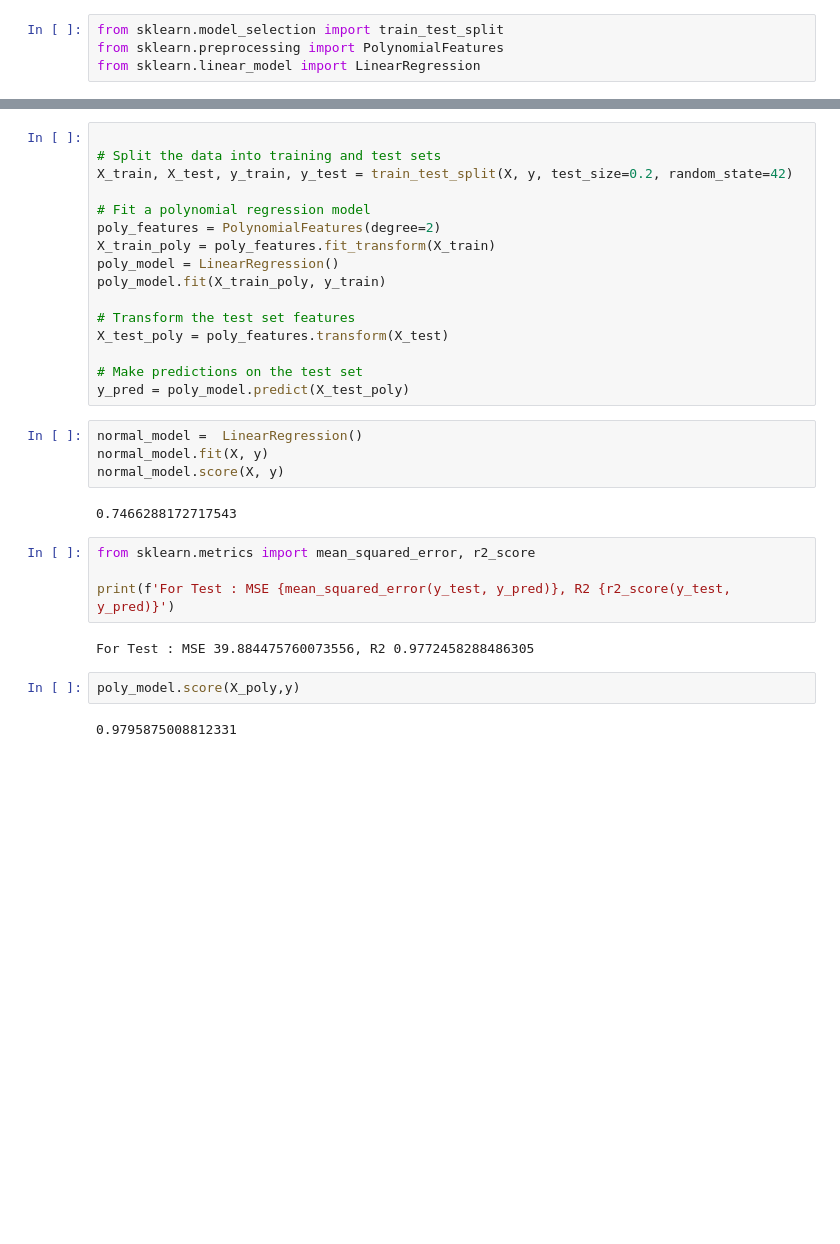
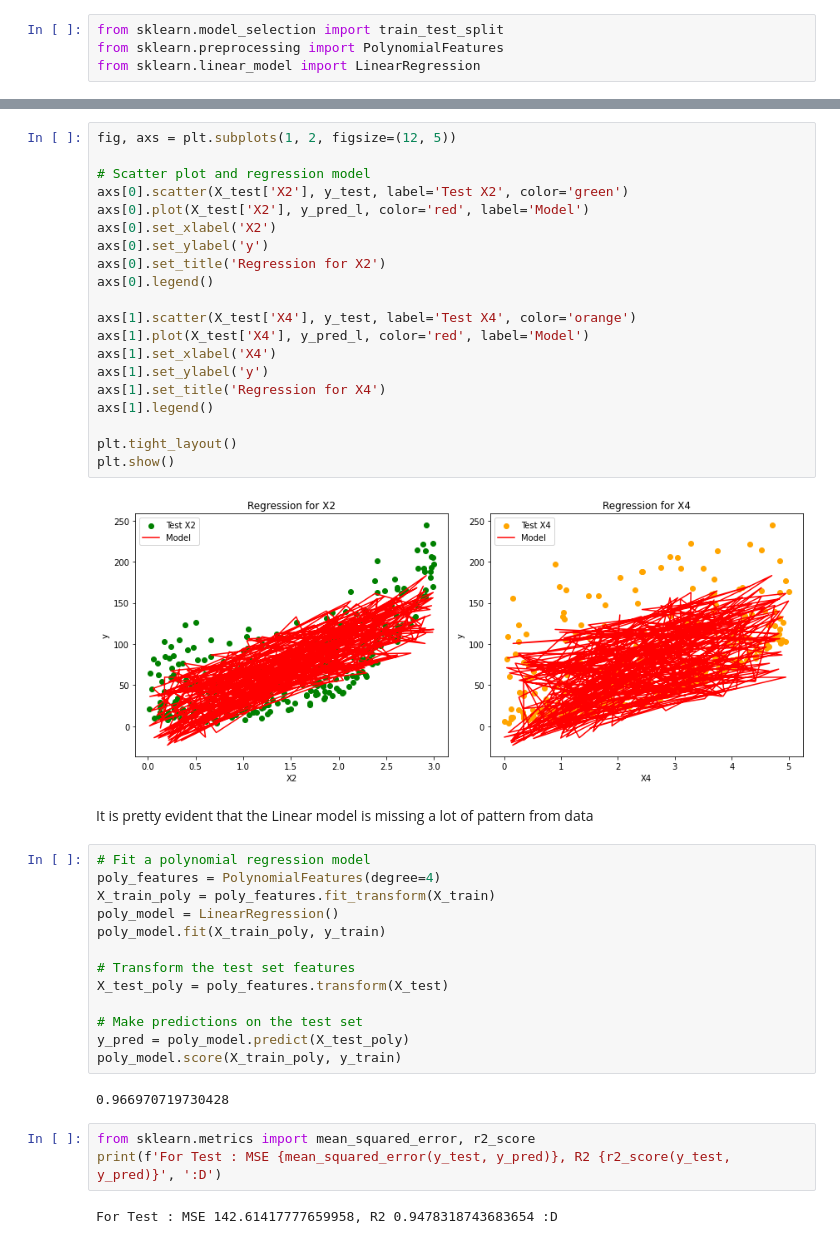
Before and after one commit to atomikkus/polynomial_regression, a Jupyter notebook: polynomial_regresion.ipynb, the cells around one changed output, grey strips where cells are left out. Drawn from its saved outputs; the diff is of its cells as text; blank space fills up the shorter version.

```diff
--- a/polynomial_regresion.ipynb
+++ b/polynomial_regresion.ipynb
@@ -68,10 +99,30 @@ X.shape, y.shape
+# %%
+fig, axs = plt.subplots(1, 2, figsize=(12, 5))
+
+# Scatter plot and regression model
+axs[0].scatter(X_test['X2'], y_test, label='Test X2', color='green')
+axs[0].plot(X_test['X2'], y_pred_l, color='red', label='Model')
+axs[0].set_xlabel('X2')
+axs[0].set_ylabel('y')
+axs[0].set_title('Regression for X2')
+axs[0].legend()
+
+axs[1].scatter(X_test['X4'], y_test, label='Test X4', color='orange')
+axs[1].plot(X_test['X4'], y_pred_l, color='red', label='Model')
+axs[1].set_xlabel('X4')
+axs[1].set_ylabel('y')
+axs[1].set_title('Regression for X4')
+axs[1].legend()
+
+plt.tight_layout()
+plt.show()
+# %% [output]
+[figure, added]
+# %% [markdown]
+It is pretty evident that the Linear model is missing a lot of pattern from data
 # %%
-
-# Split the data into training and test sets
-X_train, X_test, y_train, y_test = train_test_split(X, y, test_size=0.2, random_state=42)
-
 # Fit a polynomial regression model
-poly_features = PolynomialFeatures(degree=2)
+poly_features = PolynomialFeatures(degree=4)
 X_train_poly = poly_features.fit_transform(X_train)
 poly_model = LinearRegression()
 poly_model.fit(X_train_poly, y_train)
@@ -81,19 +132,11 @@ X_test_poly = poly_features.transform(X_test)
 
 # Make predictions on the test set
 y_pred = poly_model.predict(X_test_poly)
+poly_model.score(X_train_poly, y_train)
+# %% [output]
+0.966970719730428
-# %%
-normal_model =  LinearRegression()
-normal_model.fit(X, y)
-normal_model.score(X, y)
-# %% [output]
-0.7466288172717543
 # %%
 from sklearn.metrics import mean_squared_error, r2_score
-
-print(f'For Test : MSE {mean_squared_error(y_test, y_pred)}, R2 {r2_score(y_test, y_pred)}')
+print(f'For Test : MSE {mean_squared_error(y_test, y_pred)}, R2 {r2_score(y_test, y_pred)}', ':D')
 # %% [output]
-For Test : MSE 39.884475760073556, R2 0.9772458288486305
+For Test : MSE 142.61417777659958, R2 0.9478318743683654 :D
-# %%
-poly_model.score(X_poly,y)
-# %% [output]
-0.9795875008812331
```
Also changed, not shown: parts of 16 cells of this notebook.
